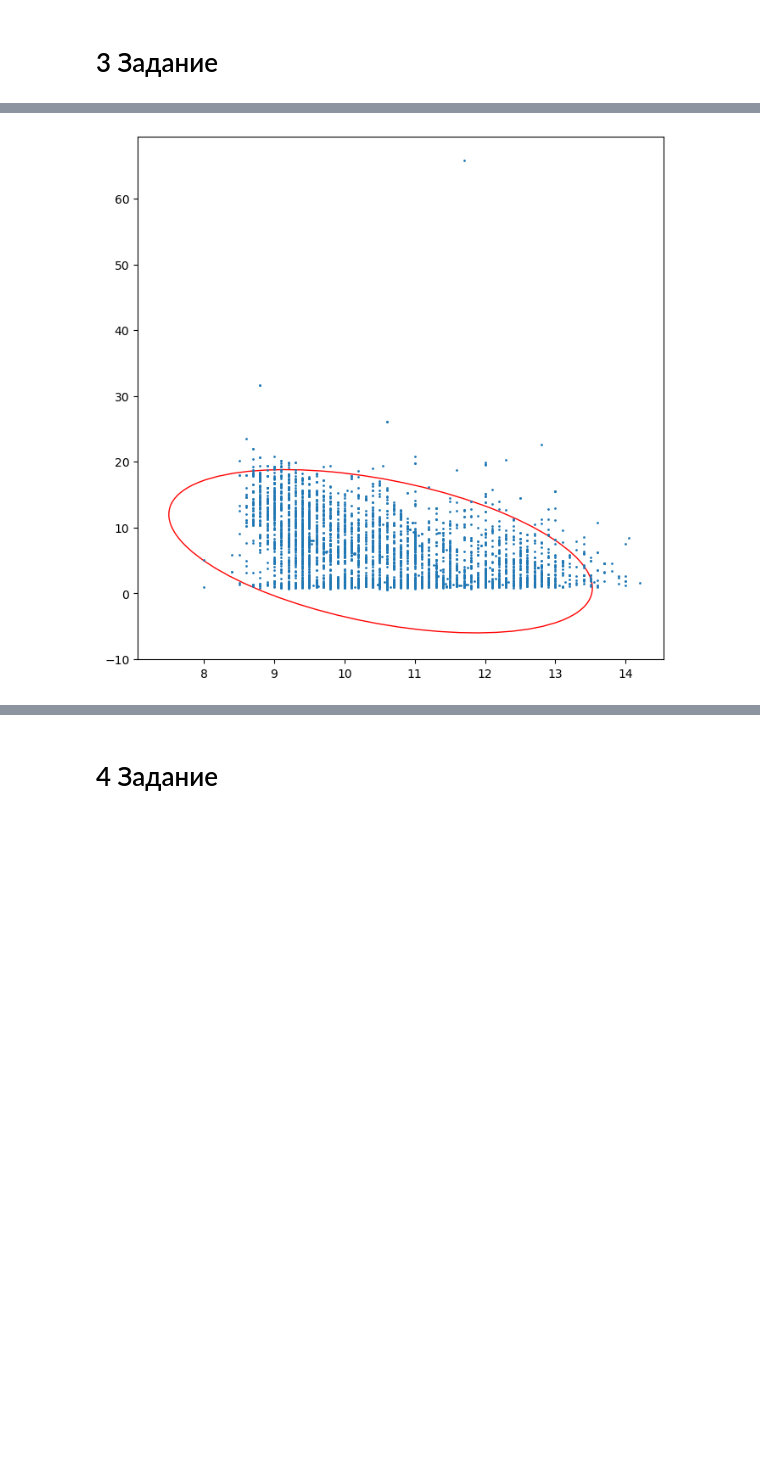
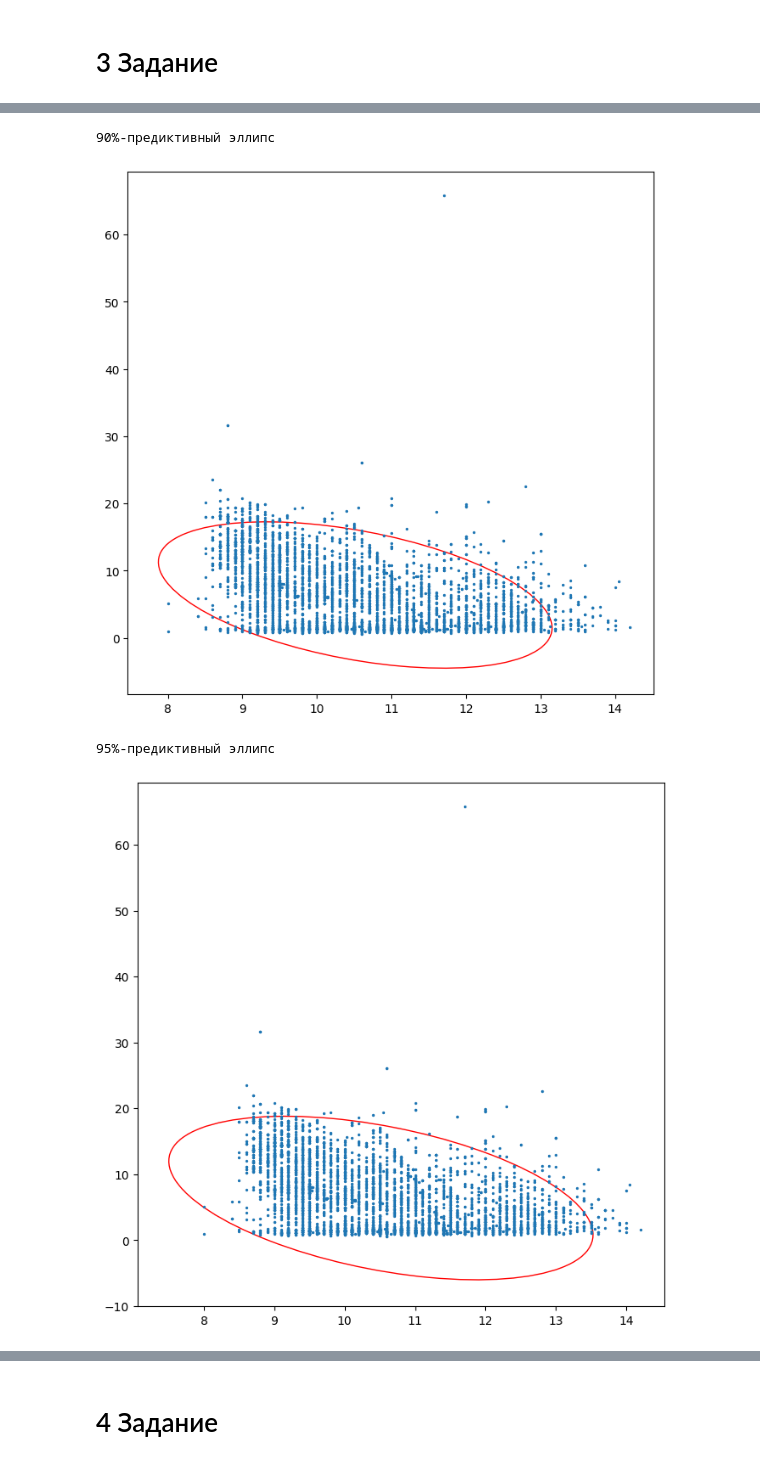
Before and after one commit to ForwardMoth/stdb_lab, a Jupyter notebook: lab6/lab6.ipynb, the cells around one changed output, grey strips where cells are left out. Saved outputs shown, nothing was run; the diff lists cells and outputs as text; code cells hidden in the pictures; blank space fills up the shorter version.

```diff
--- a/lab6/lab6.ipynb
+++ b/lab6/lab6.ipynb
@@ -45,28 +47,33 @@ y = df['ResidualSugar']
 def confidence_ellipse(x, y, ax, p_value, facecolor='none', **kwargs):
 
     if x.size != y.size:
-        raise ValueError("x and y must be the same size")
+        raise ValueError("x и y должны быть одинакового размера")
 
     cov = np.cov(x, y)
     pearson = cov[0, 1]/np.sqrt(cov[0, 0] * cov[1, 1])
 
+    #получение собственных чисел
     ell_radius_x = np.sqrt(1 + pearson)
     ell_radius_y = np.sqrt(1 - pearson)
     ellipse = Ellipse((0, 0), width=ell_radius_x * 2, height=ell_radius_y * 2,
                       facecolor=facecolor, **kwargs)
 
+    #масштабирование согласно стандартному отклонению и p-value
     if p_value > 0 and p_value < 1:
         n_std = math.sqrt(-2 * math.log(p_value))
     else:
         print('P-value должно быть в интервале от 0 до 1')
 
+    #находим масштаб по x и y:
+    # x
     scale_x = np.sqrt(cov[0, 0]) * n_std
     mean_x = np.mean(x)
 
-    # calculating the standard deviation of y ...
+    # y
     scale_y = np.sqrt(cov[1, 1]) * n_std
     mean_y = np.mean(y)
 
+    #Преобразование координат, согласно полученным значениям
     transf = transforms.Affine2D() \
         .rotate_deg(45) \
         .scale(scale_x, scale_y) \
@@ -79,7 +86,20 @@ def confidence_ellipse(x, y, ax, p_value, facecolor='none', **kwargs):
 # %%
-fig, ax = plt.subplots(figsize = (8, 8))
-confidence_ellipse(x, y, ax, 0.05, edgecolor='red')
-ax.scatter(x, y, s = 1)
-plt.show()
+def ell(procent):
+    fig, ax = plt.subplots(figsize = (8, 8))
+    confidence_ellipse(x, y, ax, procent, edgecolor='red')
+    ax.scatter(x, y, s = 2)
+    plt.show()
-# %% [output]
-[figure, removed]
+# %%
+print("90%-предиктивный эллипс")
+ell(0.1)
+print("95%-предиктивный эллипс")
+ell(0.05)
+print("99%-предиктивный эллипс")
+ell(0.01)
+print("99,9999%-предиктивный эллипс")
+ell(0.0001)
+# %% [output]
+90%-предиктивный эллипс
+[figure, added]
+95%-предиктивный эллипс
+[figure, added]
```
Also changed, not shown: parts of 16 cells of this notebook.
